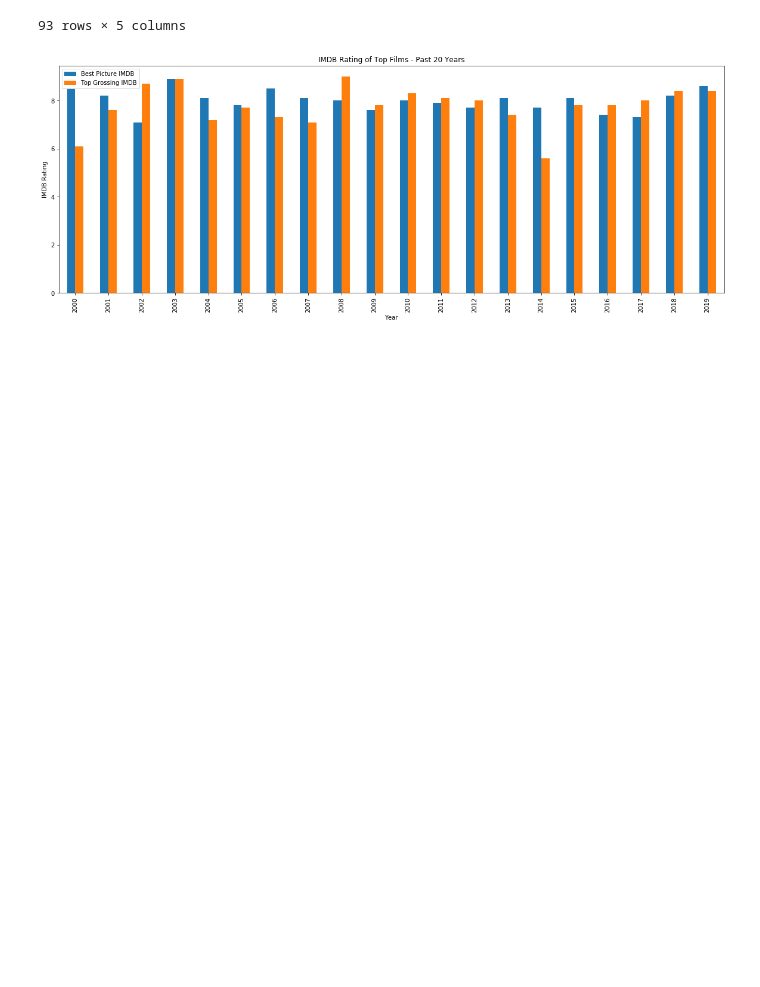
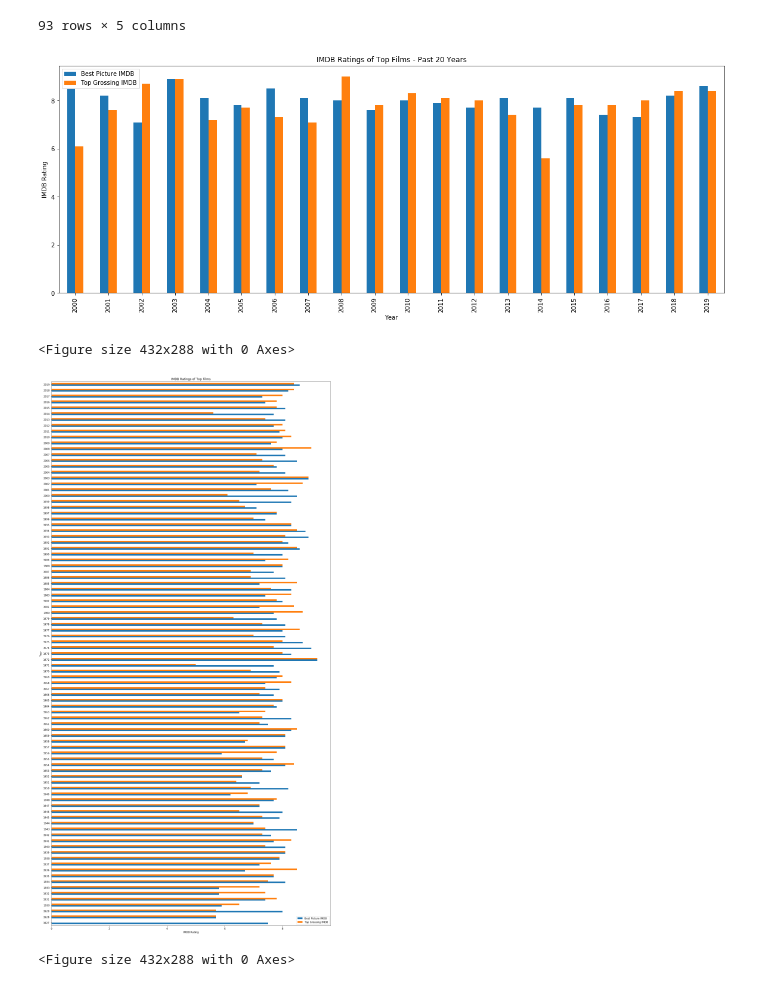
Before and after one commit to meganfoster/Group_5_Project_1, a Jupyter notebook: Final Visualizations.ipynb, the cells around one changed output. Saved outputs shown, nothing was run; the diff lists cells and outputs as text; code cells hidden in the pictures; blank space fills up the shorter version.

Commit message:
updates to visualizations

```diff
--- a/Final Visualizations.ipynb
+++ b/Final Visualizations.ipynb
@@ -559,16 +559,24 @@ award_score_df
 | 92 | 2019 | 8.6 | 99.0 | 8.4 | 94.0 |
 93 rows × 5 columns
 # %%
-#award_score_df.plot(x=award_score_df['Year'], y= [award_score_df['Best Picture IMDB'],award_score_df['Top Grossing IMDB']], kind = 'bar')
-
-#plt.figure(figsize = (20,7))
 award_score_df[award_score_df['Year']>1999].plot('Year',['Best Picture IMDB', 'Top Grossing IMDB'], kind = 'bar',figsize = (20,7))
 plt.ylabel('IMDB Rating')
-plt.title('IMDB Rating of Top Films - Past 20 Years')
-
-plt.savefig("Images/IMDB_Rating.png")
+plt.title('IMDB Ratings of Top Films - Past 20 Years')
+plt.show()
+plt.savefig("Images/IMDB_Rating_20.png")
 # %% [output]
 [figure]
+<Figure size 432x288 with 0 Axes>
+# %%
+award_score_df.plot('Year',['Best Picture IMDB', 'Top Grossing IMDB'],kind = 'barh',figsize = (20,40))
+plt.ylabel('Year')
+plt.xlabel('IMDB Rating')
+plt.title('IMDB Ratings of Top Films')
+plt.show()
+plt.savefig("Images/IMDB_Rating_All.png")
+# %% [output]
+[figure, added]
+<Figure size 432x288 with 0 Axes>
 # %%
 award_score_df[award_score_df['Year']>1999].plot('Year',['Best Picture Rotten Tomatoes Rating', 'Top Grossing Rotten Tomatoes Rating'], kind = 'bar',figsize = (20,7))
 plt.ylabel('Rotten Tomatoes Rating')
```
Also changed, not shown: parts of 10 cells of this notebook, 6 other files.
